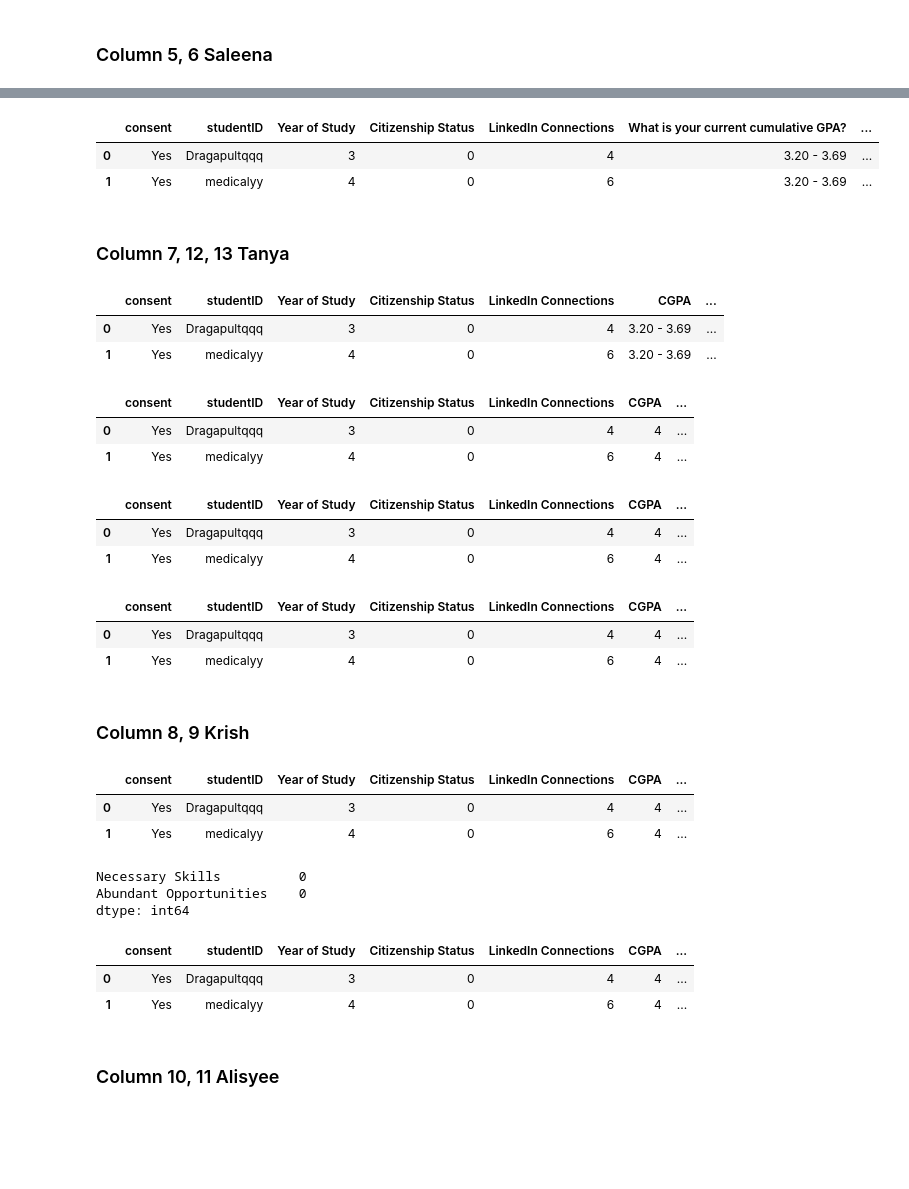
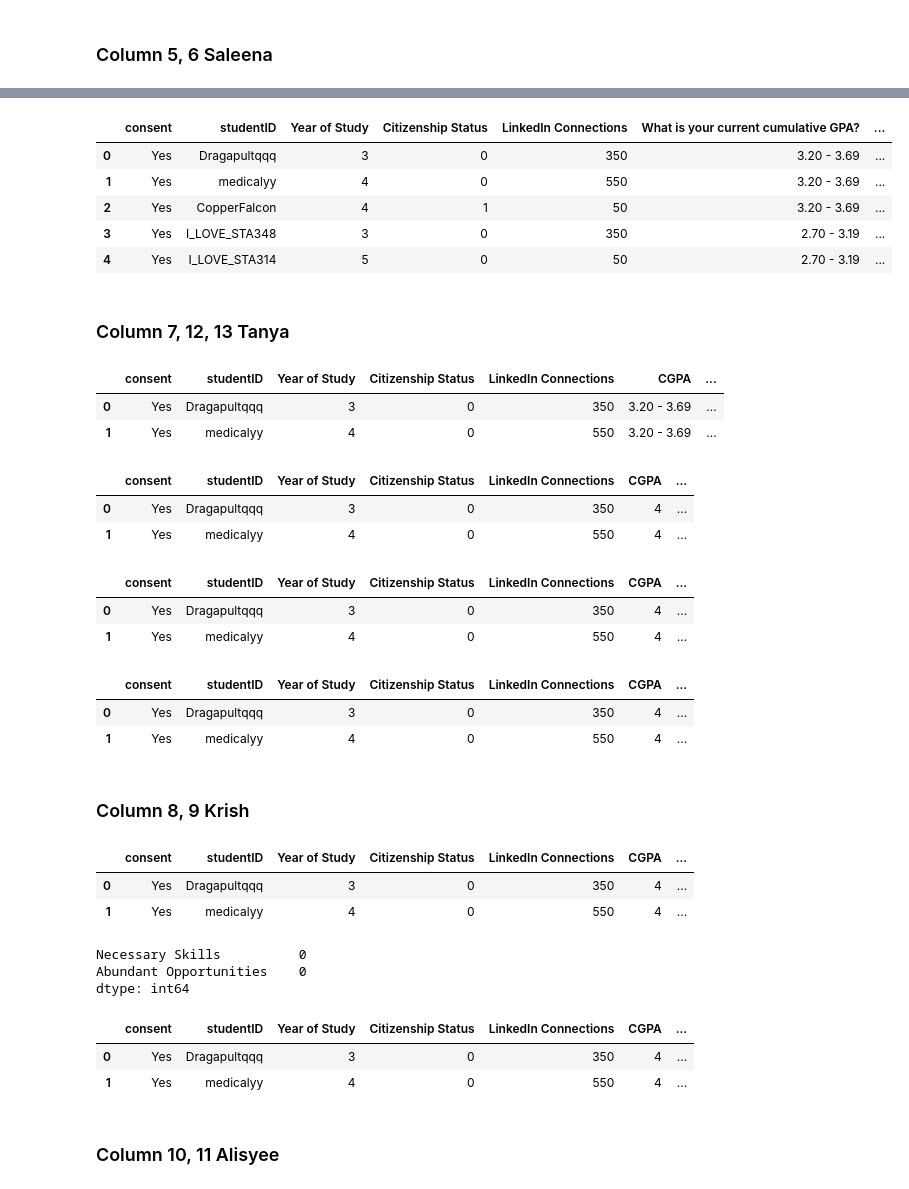
Before and after one commit to saleenaq06/sta304-Project, a Jupyter notebook: DataCollection/main.ipynb, the cells around one changed output, grey strips where cells are left out. Drawn from its saved outputs; the diff is of its cells as text; code cells hidden in the pictures; blank space fills up the shorter version.

Commit message:
Updated csv for fixed linkedin ranges

```diff
--- a/DataCollection/main.ipynb
+++ b/DataCollection/main.ipynb
@@ -5,7 +8,7 @@
 # %%
 import pandas as pd
 
-df = pd.read_csv('studentresponse.csv')
+df = pd.read_csv('raw_studentresponse.csv')
 
 # prints the first 5
 df.head(5)
@@ -103,26 +106,29 @@ df.head(4)
 # %%
 # 'How many connections do you have on LinkedIn?'
 
 # Renaming the column 'How many connections do you have on LinkedIn?' to 'LinkedIn Connections'
 
 df.rename(columns={'How many connections do you have on LinkedIn?': 'LinkedIn Connections'}, inplace=True)
 
 linkedin_connections_map = {
-    'I do not use LinkedIn or Prefer not to say': 0,
-    '0 - 100': 1,
-    '100 - 200': 2,
-    '200 - 300': 3,
-    '300 - 400': 4,
-    '400 - 500': 5,
-    '500+': 6
+    'I do not use LinkedIn or Prefer not to say': 'NA',
+    '0 - 100': 50,
+    '100 - 200': 150,
+    '200 - 300': 250,
+    '300 - 400': 350,
+    '400 - 500': 450,
+    '500+': 550
 }
 df['LinkedIn Connections'] = df['LinkedIn Connections'].map(linkedin_connections_map)
 
-df.head(2)
+df.head(5)
 # %% [output]
 |  | consent | studentID | Year of Study | Citizenship Status | LinkedIn Connections | What is your current cumulative GPA? | ... |
-| 0 | Yes | Dragapultqqq | 3 | 0 | 4 | 3.20 - 3.69 | ... |
-| 1 | Yes | medicalyy | 4 | 0 | 6 | 3.20 - 3.69 | ... |
+| 0 | Yes | Dragapultqqq | 3 | 0 | 350 | 3.20 - 3.69 | ... |
+| 1 | Yes | medicalyy | 4 | 0 | 550 | 3.20 - 3.69 | ... |
+| 2 | Yes | CopperFalcon | 4 | 1 | 50 | 3.20 - 3.69 | ... |
+| 3 | Yes | I_LOVE_STA348 | 3 | 0 | 350 | 2.70 - 3.19 | ... |
+| 4 | Yes | I_LOVE_STA314 | 5 | 0 | 50 | 2.70 - 3.19 | ... |
 # %% [markdown]
 ### Column 7, 12, 13 Tanya
 # %%
@@ -133,8 +139,8 @@ df.rename(columns={'What is your current cumulative GPA?': 'CGPA'}, inplace=True
 df.head(2)
 # %% [output]
 |  | consent | studentID | Year of Study | Citizenship Status | LinkedIn Connections | CGPA | ... |
-| 0 | Yes | Dragapultqqq | 3 | 0 | 4 | 3.20 - 3.69 | ... |
-| 1 | Yes | medicalyy | 4 | 0 | 6 | 3.20 - 3.69 | ... |
+| 0 | Yes | Dragapultqqq | 3 | 0 | 350 | 3.20 - 3.69 | ... |
+| 1 | Yes | medicalyy | 4 | 0 | 550 | 3.20 - 3.69 | ... |
 # %%
 cgpa_map = {
     'Below 1.70': 0,
@@ -148,8 +154,8 @@ df['CGPA'] = df['CGPA'].map(cgpa_map)
 df.head(2)
 # %% [output]
 |  | consent | studentID | Year of Study | Citizenship Status | LinkedIn Connections | CGPA | ... |
-| 0 | Yes | Dragapultqqq | 3 | 0 | 4 | 4 | ... |
-| 1 | Yes | medicalyy | 4 | 0 | 6 | 4 | ... |
+| 0 | Yes | Dragapultqqq | 3 | 0 | 350 | 4 | ... |
+| 1 | Yes | medicalyy | 4 | 0 | 550 | 4 | ... |
 # %%
 # 'How many internships (paid or unpaid, including co-op placements, ROP, and UTMCIP) have you completed?'
 
@@ -163,8 +169,8 @@ df['Completed Internships'] = pd.to_numeric(df['Completed Internships'], errors=
 df.head(2)
 # %% [output]
 |  | consent | studentID | Year of Study | Citizenship Status | LinkedIn Connections | CGPA | ... |
-| 0 | Yes | Dragapultqqq | 3 | 0 | 4 | 4 | ... |
-| 1 | Yes | medicalyy | 4 | 0 | 6 | 4 | ... |
+| 0 | Yes | Dragapultqqq | 3 | 0 | 350 | 4 | ... |
+| 1 | Yes | medicalyy | 4 | 0 | 550 | 4 | ... |
 # %%
 # 'How well do you feel your degree has prepared you for the workforce?'
 
@@ -186,8 +192,8 @@ df['Workforce Preparedness'] = df['Workforce Preparedness'].map(workforce_prepar
 df.head(2)
 # %% [output]
 |  | consent | studentID | Year of Study | Citizenship Status | LinkedIn Connections | CGPA | ... |
-| 0 | Yes | Dragapultqqq | 3 | 0 | 4 | 4 | ... |
-| 1 | Yes | medicalyy | 4 | 0 | 6 | 4 | ... |
+| 0 | Yes | Dragapultqqq | 3 | 0 | 350 | 4 | ... |
+| 1 | Yes | medicalyy | 4 | 0 | 550 | 4 | ... |
 # %% [markdown]
 ### Column 8, 9 Krish
 # %%
@@ -211,8 +217,8 @@ df['Necessary Skills'] = df['Necessary Skills'].str.strip().map(agreement_map)
 df.head(2)
 # %% [output]
 |  | consent | studentID | Year of Study | Citizenship Status | LinkedIn Connections | CGPA | ... |
-| 0 | Yes | Dragapultqqq | 3 | 0 | 4 | 4 | ... |
-| 1 | Yes | medicalyy | 4 | 0 | 6 | 4 | ... |
+| 0 | Yes | Dragapultqqq | 3 | 0 | 350 | 4 | ... |
+| 1 | Yes | medicalyy | 4 | 0 | 550 | 4 | ... |
 # %%
 # 'Rate your agreement with each statement [I believe there are abundant entry-level opportunities in my field of study right now.]'
 
@@ -230,8 +236,8 @@ Necessary Skills          0
 Abundant Opportunities    0
 dtype: int64
 |  | consent | studentID | Year of Study | Citizenship Status | LinkedIn Connections | CGPA | ... |
-| 0 | Yes | Dragapultqqq | 3 | 0 | 4 | 4 | ... |
-| 1 | Yes | medicalyy | 4 | 0 | 6 | 4 | ... |
+| 0 | Yes | Dragapultqqq | 3 | 0 | 350 | 4 | ... |
+| 1 | Yes | medicalyy | 4 | 0 | 550 | 4 | ... |
 # %% [markdown]
 ### Column 10, 11 Alisyee
 # %%
```
Also changed, not shown: parts of 4 cells of this notebook, 1 other file.
